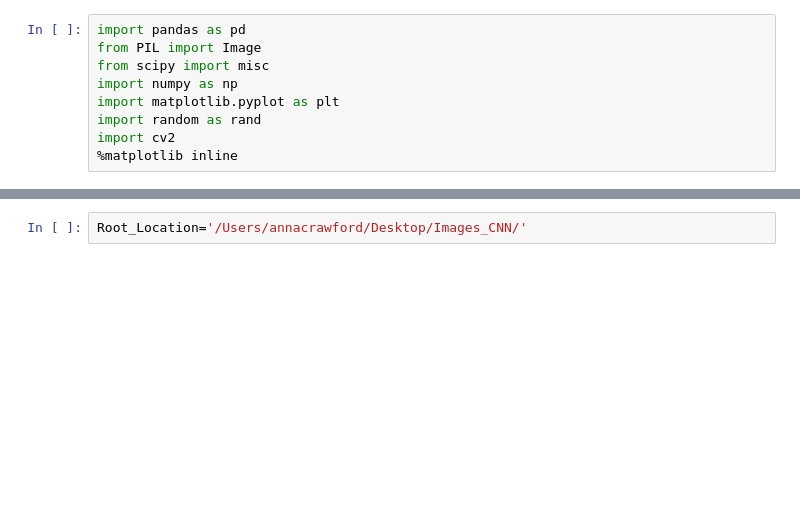
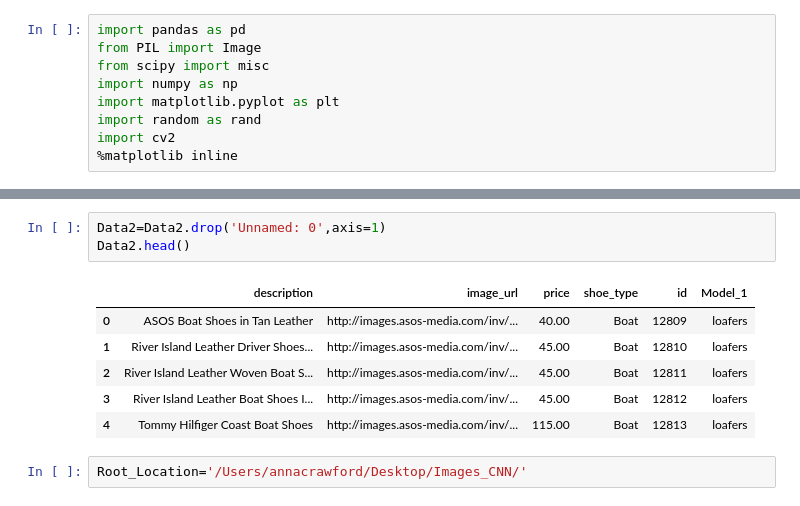
Before and after one commit to Colin-GR-Crawford/J-C, a Jupyter notebook: CNN/CNN_Image_Preprocessing.ipynb, the cells around one changed output, grey strips where cells are left out. Saved outputs shown, nothing was run; the diff lists cells and outputs as text; blank space fills up the shorter version.

```diff
--- a/CNN/CNN_Image_Preprocessing.ipynb
+++ b/CNN/CNN_Image_Preprocessing.ipynb
@@ -12,3 +32,13 @@ Data=pd.read_csv('Shoe_IDs.csv')
+# %%
+Data2=Data2.drop('Unnamed: 0',axis=1)
+Data2.head()
+# %% [output]
+|  | description | image_url | price | shoe_type | id | Model_1 |
+| 0 | ASOS Boat Shoes in Tan Leather | http://images.asos-media.com/inv/... | 40.00 | Boat | 12809 | loafers |
+| 1 | River Island Leather Driver Shoes... | http://images.asos-media.com/inv/... | 45.00 | Boat | 12810 | loafers |
+| 2 | River Island Leather Woven Boat S... | http://images.asos-media.com/inv/... | 45.00 | Boat | 12811 | loafers |
+| 3 | River Island Leather Boat Shoes I... | http://images.asos-media.com/inv/... | 45.00 | Boat | 12812 | loafers |
+| 4 | Tommy Hilfiger Coast Boat Shoes | http://images.asos-media.com/inv/... | 115.00 | Boat | 12813 | loafers |
 # %%
 Root_Location='/Users/annacrawford/Desktop/Images_CNN/'
 # %%
```
Also changed, not shown: parts of 30 cells of this notebook.
